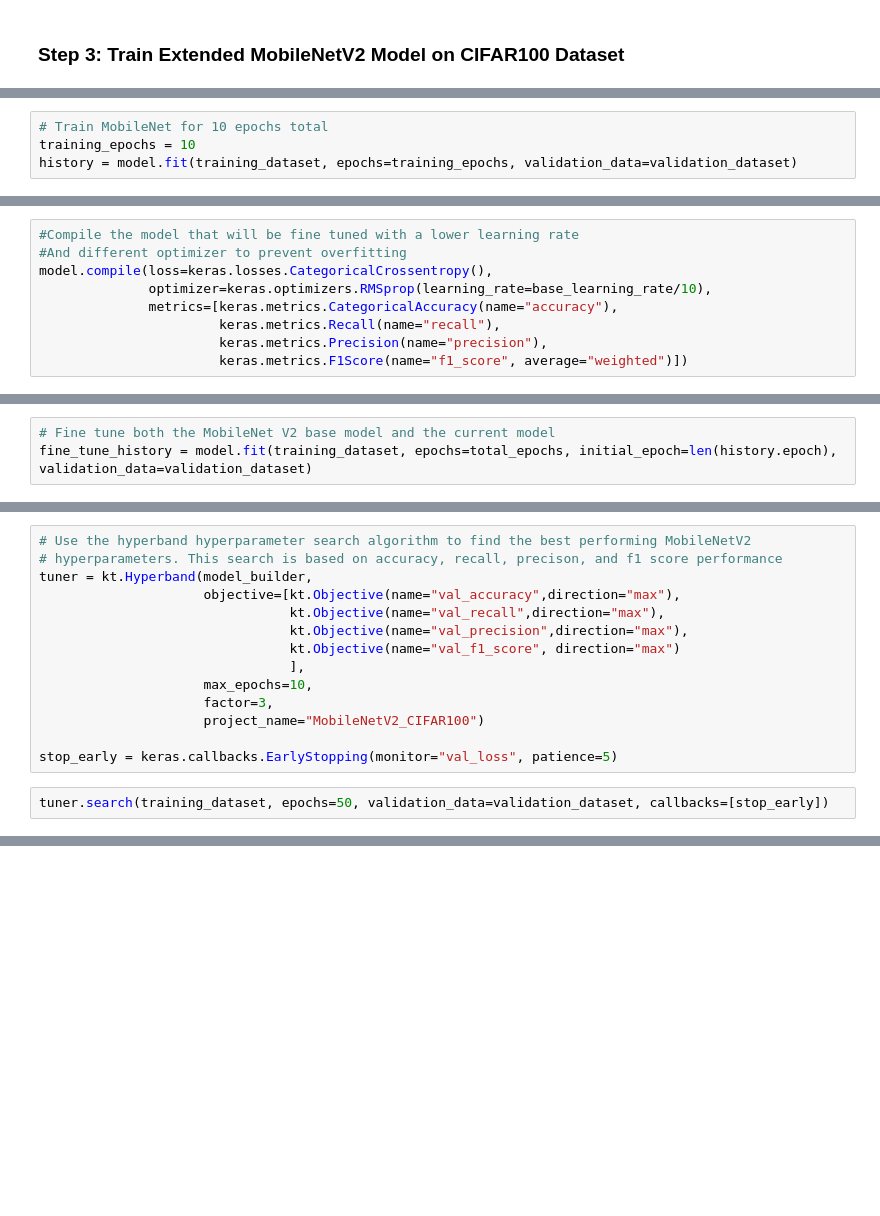
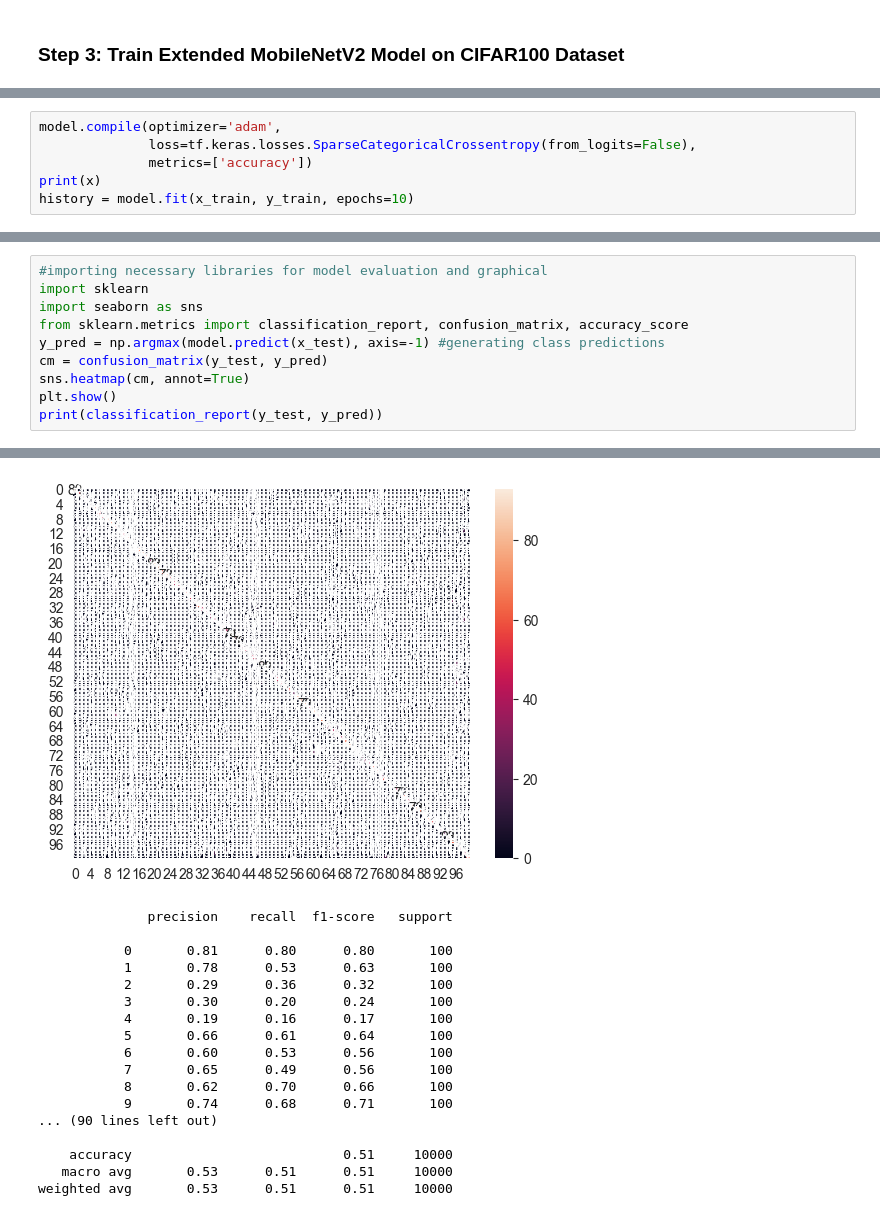
Before and after one commit to nikopedraza/EGCP597-AI-ML-on-Hardware, a Jupyter notebook: Assignment1_fashionmnist.ipynb, the cells around one changed output, grey strips where cells are left out. Saved outputs shown, nothing was run; the diff lists cells and outputs as text; blank space fills up the shorter version.

```diff
--- a/Assignment1_fashionmnist.ipynb
+++ b/Assignment1_fashionmnist.ipynb
@@ -163,4 +141,0 @@ model.compile(optimizer=keras.optimizers.Adam(learning_rate=base_learning_rate),
-# %%
-# Train MobileNet for 10 epochs total
-training_epochs = 10
-history = model.fit(training_dataset, epochs=training_epochs, validation_data=validation_dataset)
@@ -169,0 +142,6 @@ model.save_weights(filepath="checkpoints/train/MobileNetV2_CIFAR100.weights.h5",
+# %%
+model.compile(optimizer='adam',
+              loss=tf.keras.losses.SparseCategoricalCrossentropy(from_logits=False),
+              metrics=['accuracy'])
+print(x)
+history = model.fit(x_train, y_train, epochs=10)
@@ -298,9 +271,0 @@ for layer in base_mobilenet.layers[:fine_tune_threshold]:
-# %%
-#Compile the model that will be fine tuned with a lower learning rate
-#And different optimizer to prevent overfitting
-model.compile(loss=keras.losses.CategoricalCrossentropy(),
-              optimizer=keras.optimizers.RMSprop(learning_rate=base_learning_rate/10),
-              metrics=[keras.metrics.CategoricalAccuracy(name="accuracy"),
-                       keras.metrics.Recall(name="recall"),
-                       keras.metrics.Precision(name="precision"),
-                       keras.metrics.F1Score(name="f1_score", average="weighted")])
@@ -311,3 +271,0 @@ total_epochs = training_epochs + fine_tune_epochs
-# %%
-# Fine tune both the MobileNet V2 base model and the current model
-fine_tune_history = model.fit(training_dataset, epochs=total_epochs, initial_epoch=len(history.epoch), validation_data=validation_dataset)
@@ -407,16 +272,11 @@ def model_builder(hp):
-# %%
-# Use the hyperband hyperparameter search algorithm to find the best performing MobileNetV2
-# hyperparameters. This search is based on accuracy, recall, precison, and f1 score performance
-tuner = kt.Hyperband(model_builder,
-                     objective=[kt.Objective(name="val_accuracy",direction="max"),
-                                kt.Objective(name="val_recall",direction="max"),
-                                kt.Objective(name="val_precision",direction="max"),
-                                kt.Objective(name="val_f1_score", direction="max")
-                                ],
-                     max_epochs=10,
-                     factor=3,
-                     project_name="MobileNetV2_CIFAR100")
-
-stop_early = keras.callbacks.EarlyStopping(monitor="val_loss", patience=5)
-# %%
-tuner.search(training_dataset, epochs=50, validation_data=validation_dataset, callbacks=[stop_early])
+# %%
+#importing necessary libraries for model evaluation and graphical
+import sklearn
+import seaborn as sns
+from sklearn.metrics import classification_report, confusion_matrix, accuracy_score
+y_pred = np.argmax(model.predict(x_test), axis=-1) #generating class predictions
+cm = confusion_matrix(y_test, y_pred)
+sns.heatmap(cm, annot=True)
+plt.show()
+print(classification_report(y_test, y_pred))
+# %% [output]
@@ -422,0 +284,18 @@ tuner.search(training_dataset, epochs=50, validation_data=validation_dataset, ca
+[figure, added]
+              precision    recall  f1-score   support
+
+           0       0.81      0.80      0.80       100
+           1       0.78      0.53      0.63       100
+           2       0.29      0.36      0.32       100
+           3       0.30      0.20      0.24       100
+           4       0.19      0.16      0.17       100
+           5       0.66      0.61      0.64       100
+           6       0.60      0.53      0.56       100
+           7       0.65      0.49      0.56       100
+           8       0.62      0.70      0.66       100
+           9       0.74      0.68      0.71       100
+... (90 lines left out)
+
+    accuracy                           0.51     10000
+   macro avg       0.53      0.51      0.51     10000
+weighted avg       0.53      0.51      0.51     10000
```
Also changed, not shown: parts of 31 cells of this notebook.
